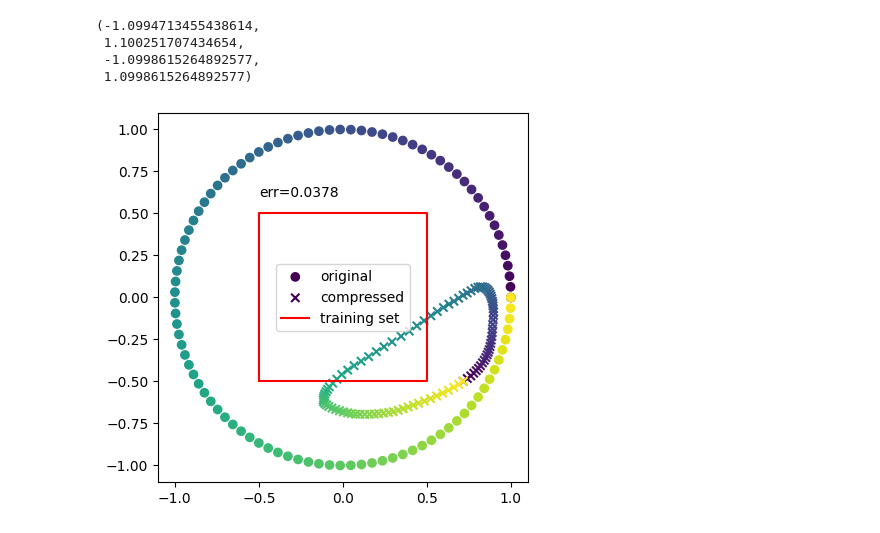
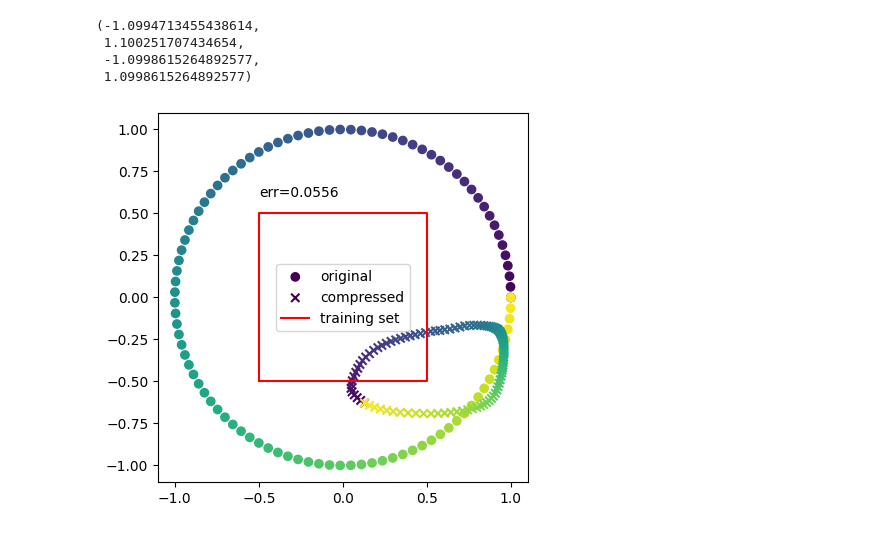
Before and after one commit to jc-bao/policy-adaptation-survey, a Jupyter notebook: adaptive_control_gym/utils/plot.ipynb, the cells around one changed output. Saved outputs shown, nothing was run; the diff lists cells and outputs as text; code cells hidden in the pictures.

```diff
--- a/adaptive_control_gym/utils/plot.ipynb
+++ b/adaptive_control_gym/utils/plot.ipynb
@@ -63,7 +58,7 @@ ic| expert_Dw1['expert_err_x_final']: 0.09450117498636246
 # load torch module
 import torch
 # load the model
-model = torch.load('/home/pcy/rl/policy-adaptation-survey/results/rl/ppo_ood-only-res-center-50.pt')
+model = torch.load('/home/pcy/rl/policy-adaptation-survey/results/rl/ppo_ood-only-res4-center-50.pt')
 compressor = model['compressor'].to('cpu')
 err = model['expert_err_x_final']
 # %%
@@ -71,34 +66,34 @@ err = model['expert_err_x_final']
 theta = torch.linspace(0, 2*torch.pi, 100)
 x = torch.cos(theta)
 y = torch.sin(theta)
-xy = torch.stack([x, y], dim=1)
+xy = torch.stack([x, y, torch.ones(100)*1.0, torch.ones(100)*1.0], dim=1)
 # get the compressed xy
 xy_compressed = compressor(xy)
 # plot the result
 import matplotlib.pyplot as plt
 plt.scatter(xy[:,0], xy[:,1], label='original', c=theta, marker='o')
 plt.scatter(xy_compressed[:,0], xy_compressed[:,1], label='compressed', c=theta, marker='x')
 # plot red rectangle with corners at (-1, -1), (-1, 0), (0, -1), (0, 0)
 u, v = -0.5, 0.5
 plt.plot([u, u, v, v, u], [u, v, v, u, u], c='r', label='training set')
 # # draw a red rectangle in left down
 # plt.plot([-1, -0.5, -0.5, -1, -1], [-1, -1, -0.5, -0.5, -1], c='r', label='training set')
 # # draw a red rectangle in right up
 # plt.plot([0.5, 1, 1, 0.5, 0.5], [0.5, 0.5, 1, 1, 0.5], c='r')
 # # draw a red rectangle in left up
 # plt.plot([-1, -0.5, -0.5, -1, -1], [0.5, 0.5, 1, 1, 0.5], c='r')
 # # draw a red rectangle in right down
 # plt.plot([0.5, 1, 1, 0.5, 0.5], [-1, -1, -0.5, -0.5, -1], c='r')
 
 # add err text
 plt.text(-0.5, 0.6, f'err={err:.4f}')
 # add legend
 plt.legend()
 # square the plot
 plt.axis('square')
 # %% [output]
 (-1.0994713455438614,
  1.100251707434654,
  -1.0998615264892577,
  1.0998615264892577)
-[figure, old version]
+[figure, new version]
```
Also changed, not shown: parts of 1 cell of this notebook, 4 other files.
